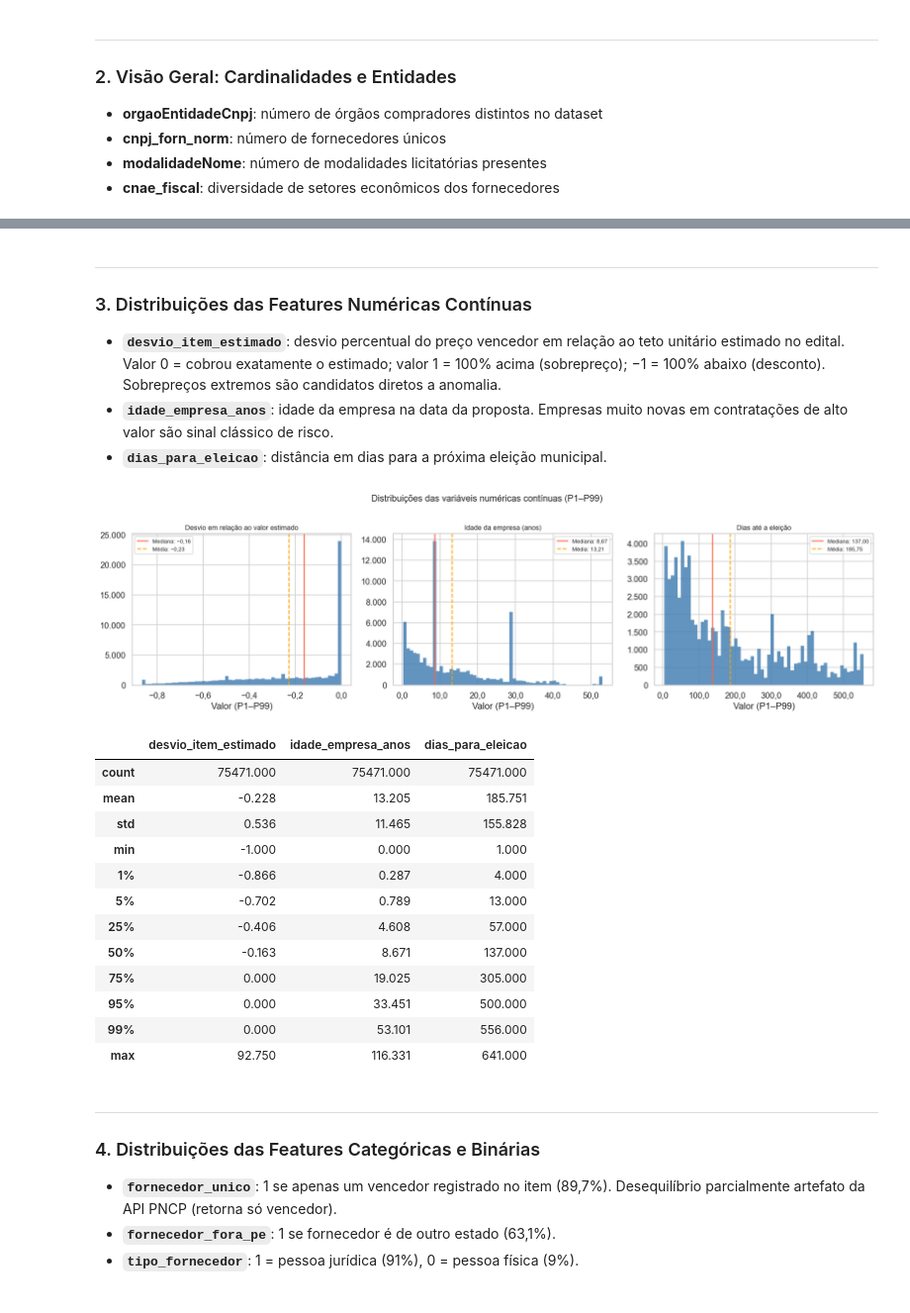
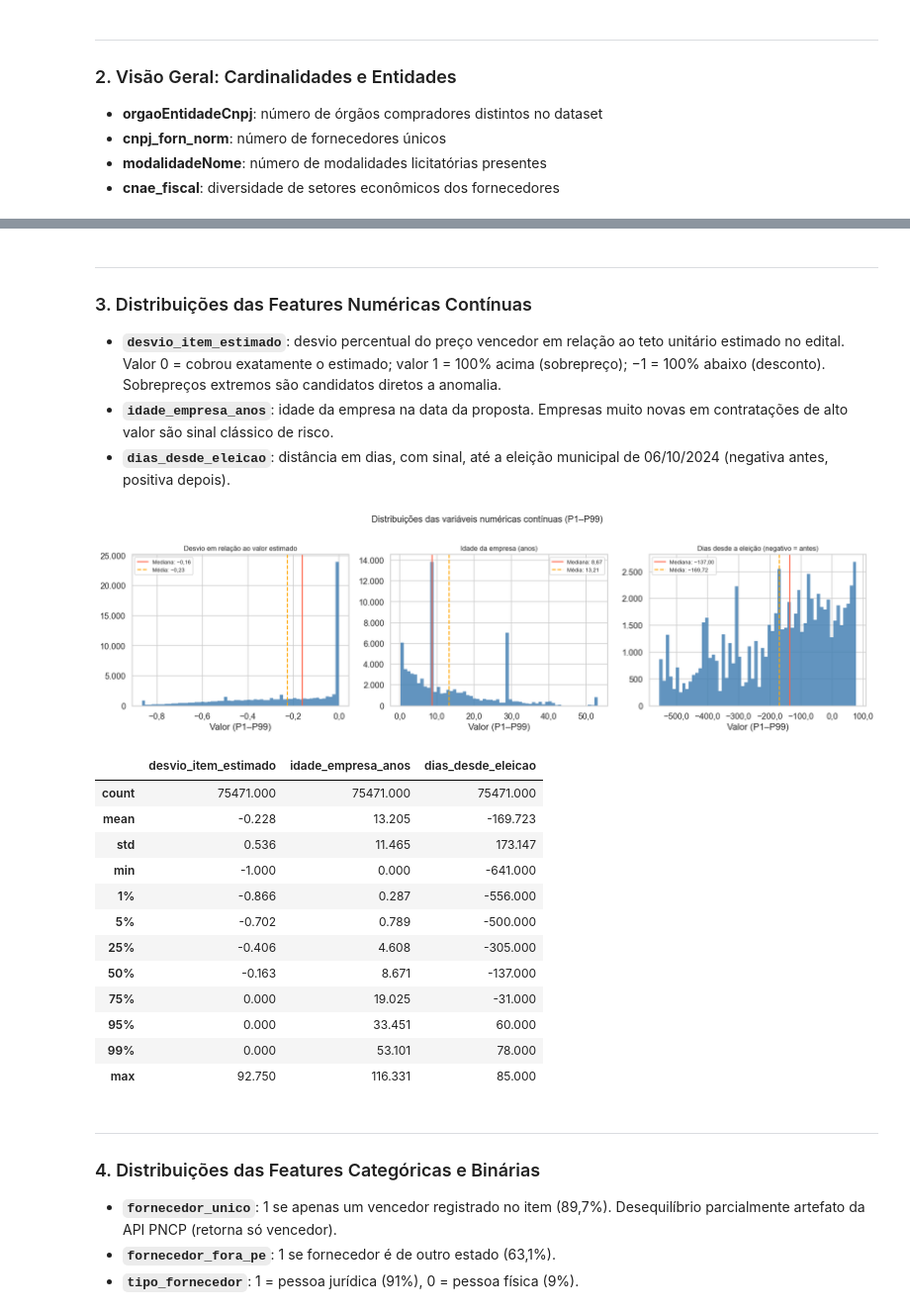
Before and after one commit to leticiagomesilva/Deteccao-Propostas-Anomalas-Licitacoes, a Jupyter notebook: notebooks/07_eda.ipynb, the cells around one changed output, grey strips where cells are left out. Shown at 99% size. Cells and saved outputs as stored; diff of their text form; code cells hidden in the pictures.

```diff
--- a/notebooks/07_eda.ipynb
+++ b/notebooks/07_eda.ipynb
@@ -160,53 +160,53 @@ Propostas (linhas):  75,471
   −1 = 100% abaixo (desconto). Sobrepreços extremos são candidatos diretos a anomalia.
 - **`idade_empresa_anos`**: idade da empresa na data da proposta. Empresas muito novas em
   contratações de alto valor são sinal clássico de risco.
-- **`dias_para_eleicao`**: distância em dias para a próxima eleição municipal.
+- **`dias_desde_eleicao`**: distância em dias, com sinal, até a eleição municipal de 06/10/2024 (negativa antes, positiva depois).
 # %%
-numericas = ['desvio_item_estimado', 'idade_empresa_anos', 'dias_para_eleicao']
+numericas = ['desvio_item_estimado', 'idade_empresa_anos', 'dias_desde_eleicao']
 titulos_numericas = {
     'desvio_item_estimado': 'Desvio em relação ao valor estimado',
     'idade_empresa_anos': 'Idade da empresa (anos)',
-    'dias_para_eleicao': 'Dias até a eleição',
+    'dias_desde_eleicao': 'Dias desde a eleição (negativo = antes)',
 }
 
 fig, axes = plt.subplots(1, 3, figsize=(16, 4.5))
 
 for i, col in enumerate(numericas):
     data = df[col].dropna()
     p1, p99 = data.quantile(0.01), data.quantile(0.99)
     data_vis = data.clip(p1, p99)
     axes[i].hist(data_vis, bins=60, color='steelblue', edgecolor='none', alpha=0.85)
     med_val = data.median()
     mean_val = data.mean()
     axes[i].axvline(med_val, color='tomato', linewidth=1.5, label=f'Mediana: {br(med_val, 2)}')
     axes[i].axvline(mean_val, color='orange', linewidth=1.5, linestyle='--', label=f'Média: {br(mean_val, 2)}')
     axes[i].set_title(titulos_numericas[col], fontsize=10)
     axes[i].set_xlabel('Valor (P1–P99)')
     axes[i].legend(fontsize=8)
     fmt_eixo(axes[i], 'x', 1)
     fmt_eixo(axes[i], 'y', 0)
 
 plt.suptitle('Distribuições das variáveis numéricas contínuas (P1–P99)', fontsize=13, y=1.01)
 plt.tight_layout()
 plt.savefig('figuras_tcc/image16.png', dpi=200, bbox_inches='tight')
 plt.show()
 
 df[numericas].describe(percentiles=[.01,.05,.25,.5,.75,.95,.99]).round(3)
 # %% [output]
-[figure, old version]
+[figure, new version]
-|  | desvio_item_estimado | idade_empresa_anos | dias_para_eleicao |
+|  | desvio_item_estimado | idade_empresa_anos | dias_desde_eleicao |
 | count | 75471.000 | 75471.000 | 75471.000 |
-| mean | -0.228 | 13.205 | 185.751 |
-| std | 0.536 | 11.465 | 155.828 |
-| min | -1.000 | 0.000 | 1.000 |
-| 1% | -0.866 | 0.287 | 4.000 |
-| 5% | -0.702 | 0.789 | 13.000 |
-| 25% | -0.406 | 4.608 | 57.000 |
-| 50% | -0.163 | 8.671 | 137.000 |
-| 75% | 0.000 | 19.025 | 305.000 |
-| 95% | 0.000 | 33.451 | 500.000 |
-| 99% | 0.000 | 53.101 | 556.000 |
-| max | 92.750 | 116.331 | 641.000 |
+| mean | -0.228 | 13.205 | -169.723 |
+| std | 0.536 | 11.465 | 173.147 |
+| min | -1.000 | 0.000 | -641.000 |
+| 1% | -0.866 | 0.287 | -556.000 |
+| 5% | -0.702 | 0.789 | -500.000 |
+| 25% | -0.406 | 4.608 | -305.000 |
+| 50% | -0.163 | 8.671 | -137.000 |
+| 75% | 0.000 | 19.025 | -31.000 |
+| 95% | 0.000 | 33.451 | 60.000 |
+| 99% | 0.000 | 53.101 | 78.000 |
+| max | 92.750 | 116.331 | 85.000 |
 # %% [markdown]
 ---
 ### 4. Distribuições das Features Categóricas e Binárias
```
Also changed, not shown: parts of 8 cells of this notebook, 26 other files.
